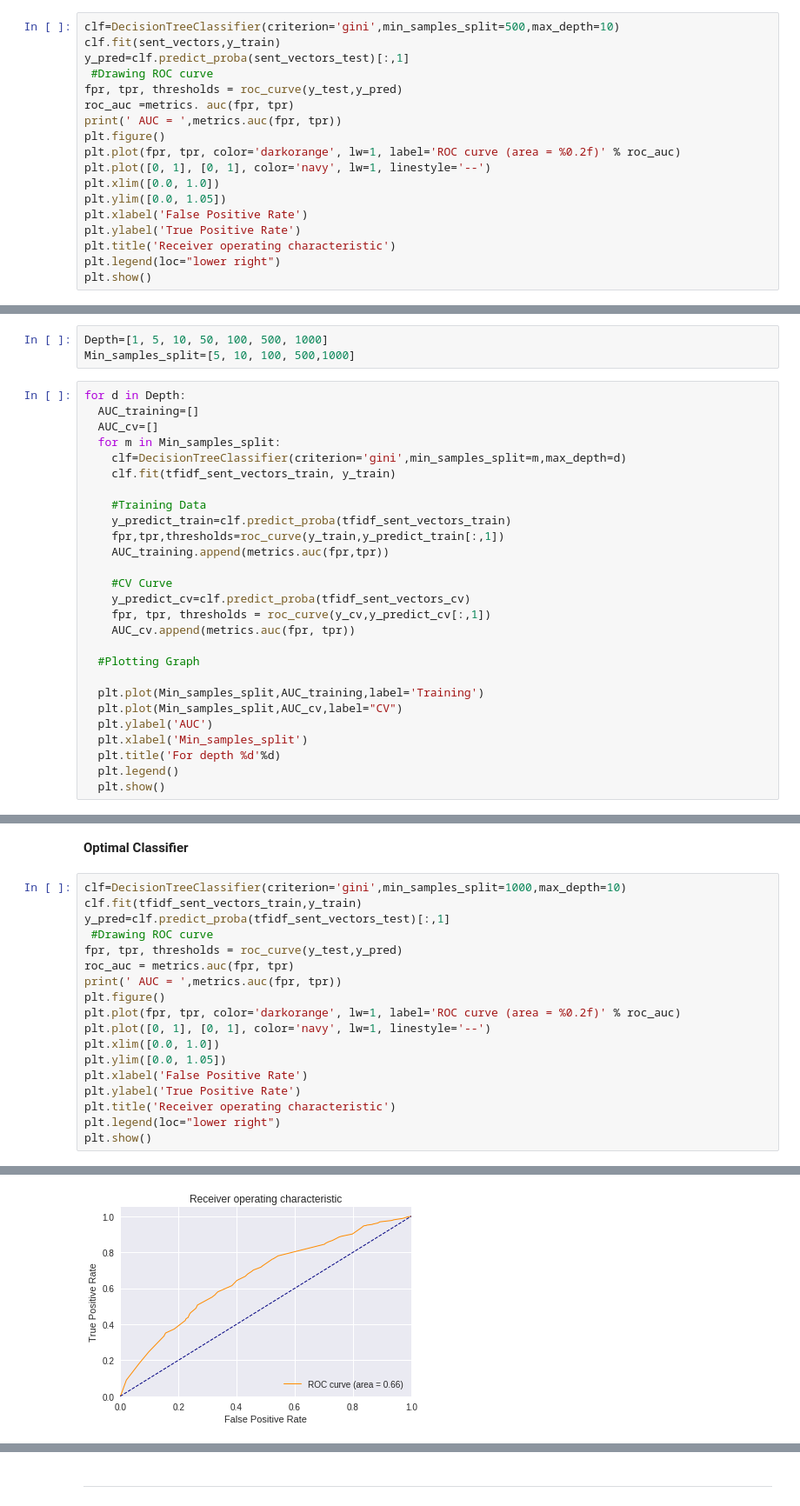
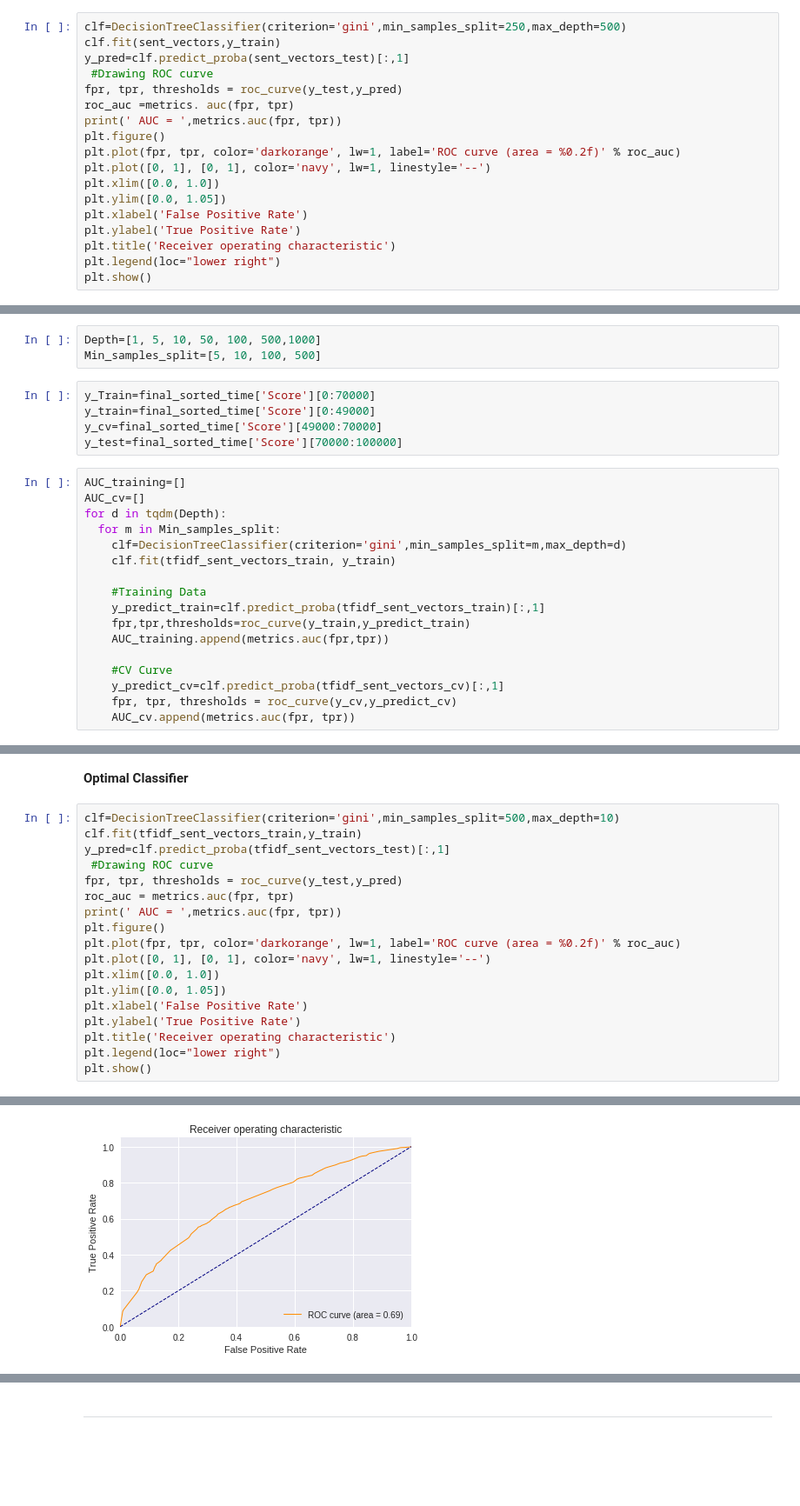
Before and after one commit to mitesh98/Amazon-Fine-Food-Review, a Jupyter notebook: DecisionTree.ipynb, the cells around one changed output, grey strips where cells are left out. Shown at 87% size. Drawn from its saved outputs; the diff is of its cells as text; blank space fills up the shorter version.

```diff
--- a/DecisionTree.ipynb
+++ b/DecisionTree.ipynb
@@ -878,7 +857,7 @@ for d in Depth:
 # %% [markdown]
 **Optimal Classifier**
 # %%
-clf=DecisionTreeClassifier(criterion='gini',min_samples_split=500,max_depth=10)
+clf=DecisionTreeClassifier(criterion='gini',min_samples_split=250,max_depth=500)
 clf.fit(sent_vectors,y_train)
 y_pred=clf.predict_proba(sent_vectors_test)[:,1]
  #Drawing ROC curve
@@ -914,32 +893,27 @@ weighted avg       0.75      0.82      0.75     30000
 # %% [markdown]
 # 5.2.4Applying Decision Trees on TFIDF W2V
 # %%
-Depth=[1, 5, 10, 50, 100, 500, 1000]
-Min_samples_split=[5, 10, 100, 500,1000]
+Depth=[1, 5, 10, 50, 100, 500,1000]
+Min_samples_split=[5, 10, 100, 500]
+# %%
+y_Train=final_sorted_time['Score'][0:70000]
+y_train=final_sorted_time['Score'][0:49000]
+y_cv=final_sorted_time['Score'][49000:70000]
+y_test=final_sorted_time['Score'][70000:100000]
 # %%
-for d in Depth:
-  AUC_training=[]
-  AUC_cv=[]
+AUC_training=[]
+AUC_cv=[]
+for d in tqdm(Depth):
   for m in Min_samples_split:
     clf=DecisionTreeClassifier(criterion='gini',min_samples_split=m,max_depth=d)
     clf.fit(tfidf_sent_vectors_train, y_train)
 
     #Training Data
-    y_predict_train=clf.predict_proba(tfidf_sent_vectors_train)
-    fpr,tpr,thresholds=roc_curve(y_train,y_predict_train[:,1])
+    y_predict_train=clf.predict_proba(tfidf_sent_vectors_train)[:,1]
+    fpr,tpr,thresholds=roc_curve(y_train,y_predict_train)
     AUC_training.append(metrics.auc(fpr,tpr))
 
     #CV Curve
-    y_predict_cv=clf.predict_proba(tfidf_sent_vectors_cv)
-    fpr, tpr, thresholds = roc_curve(y_cv,y_predict_cv[:,1])
+    y_predict_cv=clf.predict_proba(tfidf_sent_vectors_cv)[:,1]
+    fpr, tpr, thresholds = roc_curve(y_cv,y_predict_cv)
     AUC_cv.append(metrics.auc(fpr, tpr))
-
-  #Plotting Graph
-
-  plt.plot(Min_samples_split,AUC_training,label='Training')
-  plt.plot(Min_samples_split,AUC_cv,label="CV")
-  plt.ylabel('AUC')
-  plt.xlabel('Min_samples_split')
-  plt.title('For depth %d'%d)
-  plt.legend()
-  plt.show()
@@ -956,7 +960,7 @@ for d in Depth:
 # %% [markdown]
 **Optimal Classifier**
 # %%
-clf=DecisionTreeClassifier(criterion='gini',min_samples_split=1000,max_depth=10)
+clf=DecisionTreeClassifier(criterion='gini',min_samples_split=500,max_depth=10)
 clf.fit(tfidf_sent_vectors_train,y_train)
 y_pred=clf.predict_proba(tfidf_sent_vectors_test)[:,1]
  #Drawing ROC curve
@@ -978,4 +982,4 @@ plt.show()
-[figure, old version]
+[figure, new version]
 # %%
 #CONFUSION MATRICES
 y_pred=clf.predict(tfidf_sent_vectors_test)
```
Also changed, not shown: parts of 41 cells of this notebook.
